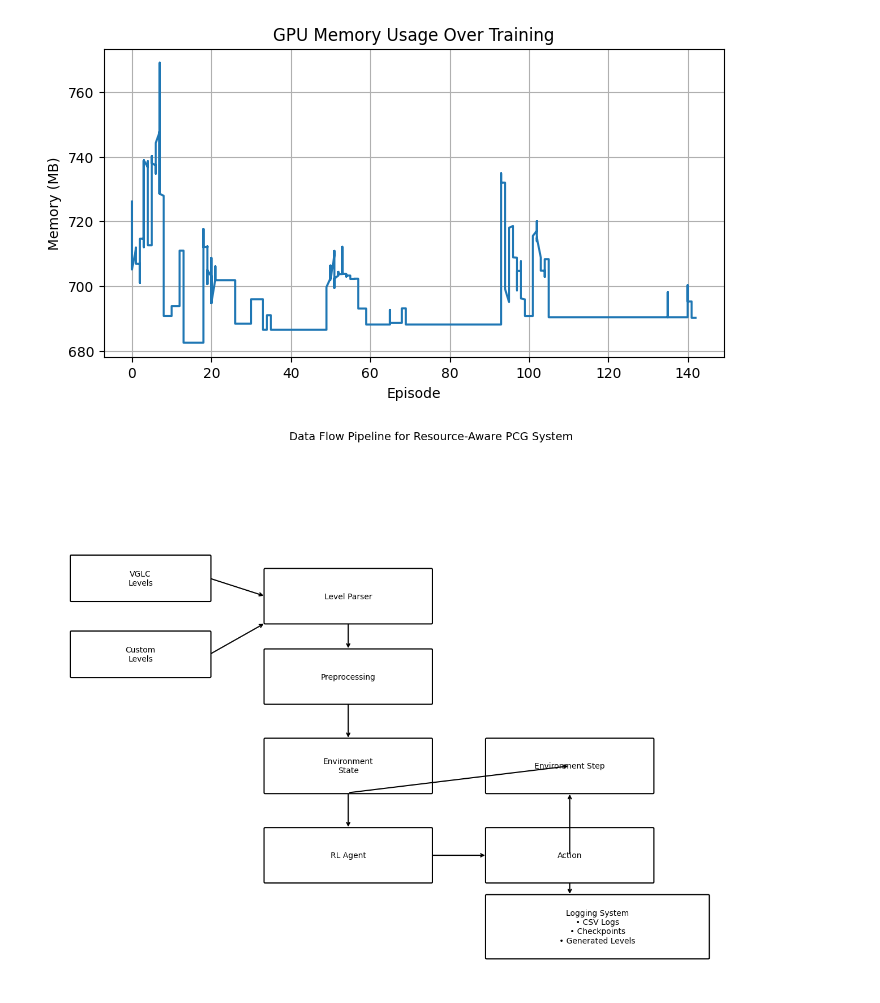
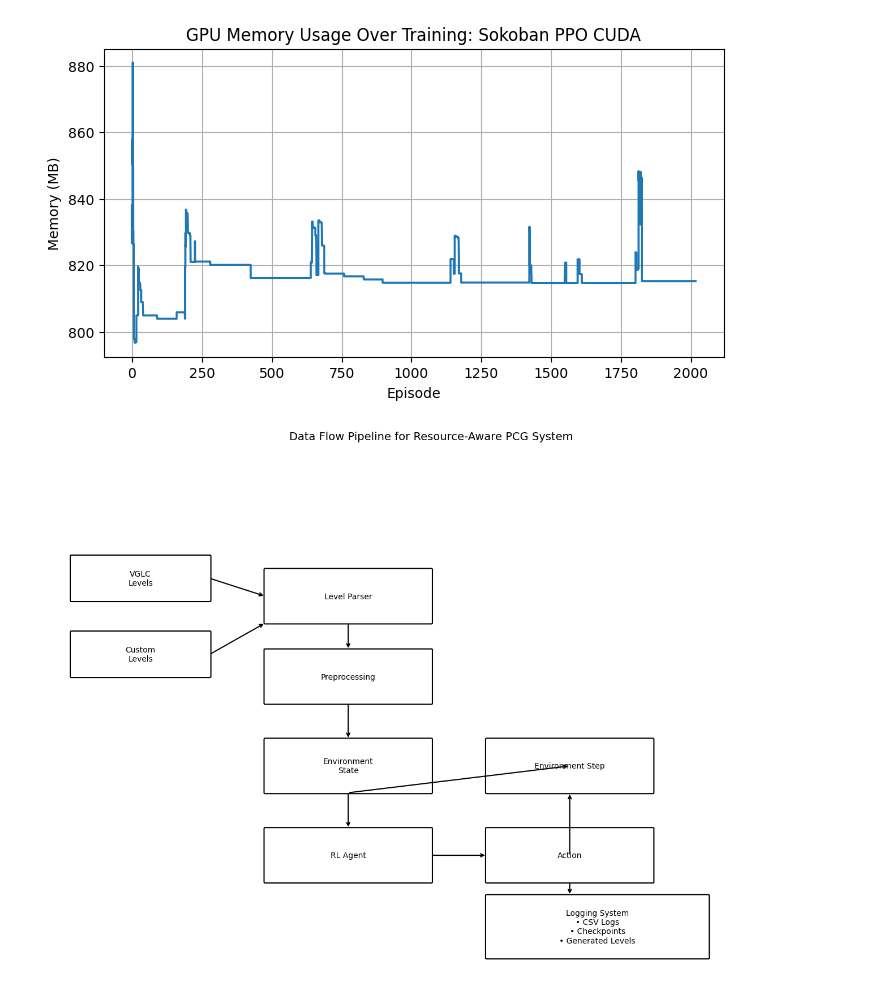
Before and after one commit to Red1-Rahman/RAPCG-MetaRL, a Jupyter notebook: graph.ipynb, the cells around one changed output. Cells and saved outputs as stored; diff of their text form; code cells hidden in the pictures.

```diff
--- a/graph.ipynb
+++ b/graph.ipynb
@@ -14,14 +14,14 @@ Index(['episode', 'step', 'reward', 'timestamp', 'cpu_percent', 'ram_percent',
 import pandas as pd
 import matplotlib.pyplot as plt
 
-df = pd.read_csv("logs/zelda_PPO_20251228_234742.csv")
+df = pd.read_csv("logs\sokoban_PPO_CUDA_20260220_140931.csv")
 
 plt.figure(figsize=(8,4))
 plt.plot(df["episode"], df["reward"], label="Episode Reward", alpha=0.8)
 
 plt.xlabel("Episode")
 plt.ylabel("Reward")
-plt.title("Learning Curve: PPO on Zelda-PCG")
+plt.title("Learning Curve: Sokoban PPO CUDA")
 plt.grid(True)
 plt.legend()
 plt.tight_layout()
@@ -74,13 +74,13 @@ plt.show()
 # %%
 plt.figure(figsize=(8,4))
 plt.plot(df["episode"], df["gpu_mem_used_mb"], label="GPU Memory Used (MB)")
 plt.xlabel("Episode")
 plt.ylabel("Memory (MB)")
-plt.title("GPU Memory Usage Over Training")
+plt.title("GPU Memory Usage Over Training: Sokoban PPO CUDA")
 plt.grid(True)
 plt.show()
 # %% [output]
-[figure, old version]
+[figure, new version]
 # %%
 import matplotlib.pyplot as plt
 from matplotlib.patches import FancyBboxPatch, Arrow
```
Also changed, not shown: parts of 5 cells of this notebook.
